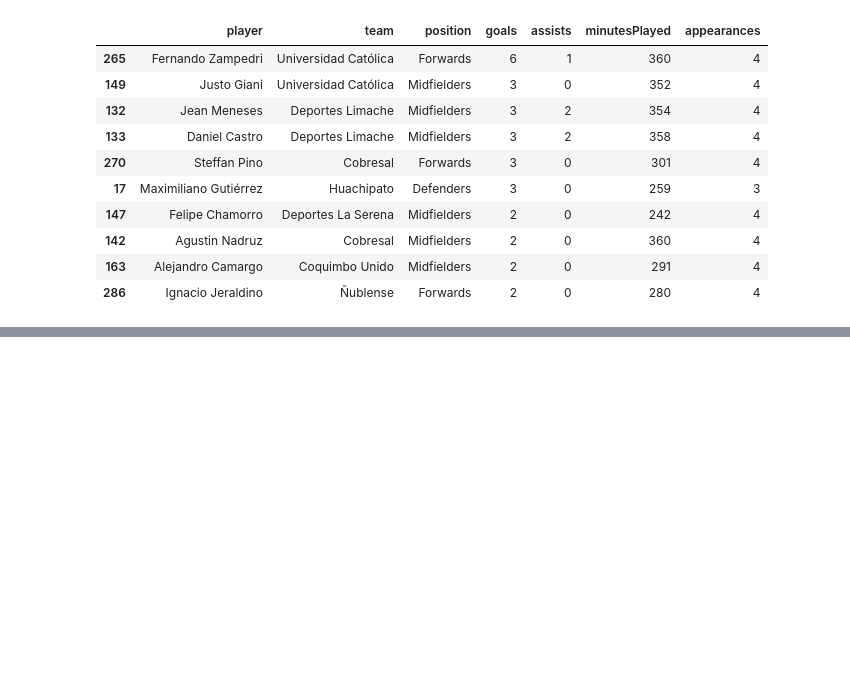
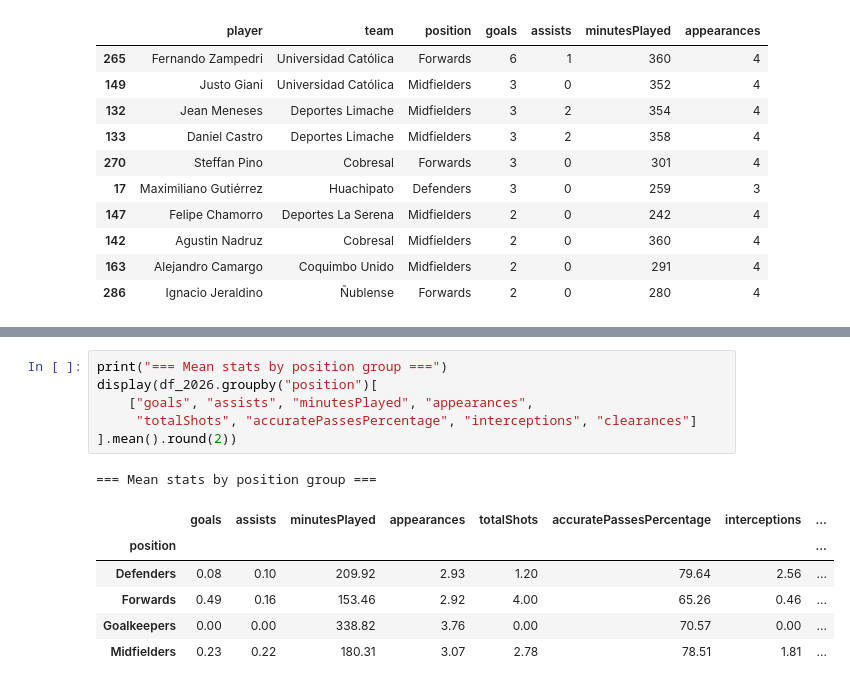
Before and after one commit to Bryan-Alegria/CaciqueAnalytics, a Jupyter notebook: notebooks/01_data_collection.ipynb, the cells around one changed output, grey strips where cells are left out. Cells and saved outputs as stored; diff of their text form; blank space fills up the shorter version.

```diff
--- a/notebooks/01_data_collection.ipynb
+++ b/notebooks/01_data_collection.ipynb
@@ -356,0 +389,14 @@ print(df_2026["team"].value_counts())
+# %%
+print("=== Mean stats by position group ===")
+display(df_2026.groupby("position")[
+    ["goals", "assists", "minutesPlayed", "appearances",
+     "totalShots", "accuratePassesPercentage", "interceptions", "clearances"]
+].mean().round(2))
+# %% [output]
+=== Mean stats by position group ===
+|  | goals | assists | minutesPlayed | appearances | totalShots | accuratePassesPercentage | interceptions | ... |
+| position |  |  |  |  |  |  |  | ... |
+| Defenders | 0.08 | 0.10 | 209.92 | 2.93 | 1.20 | 79.64 | 2.56 | ... |
+| Forwards | 0.49 | 0.16 | 153.46 | 2.92 | 4.00 | 65.26 | 0.46 | ... |
+| Goalkeepers | 0.00 | 0.00 | 338.82 | 3.76 | 0.00 | 70.57 | 0.00 | ... |
+| Midfielders | 0.23 | 0.22 | 180.31 | 3.07 | 2.78 | 78.51 | 1.81 | ... |
```
Also changed, not shown: parts of 1 cell of this notebook, 4 other files.
